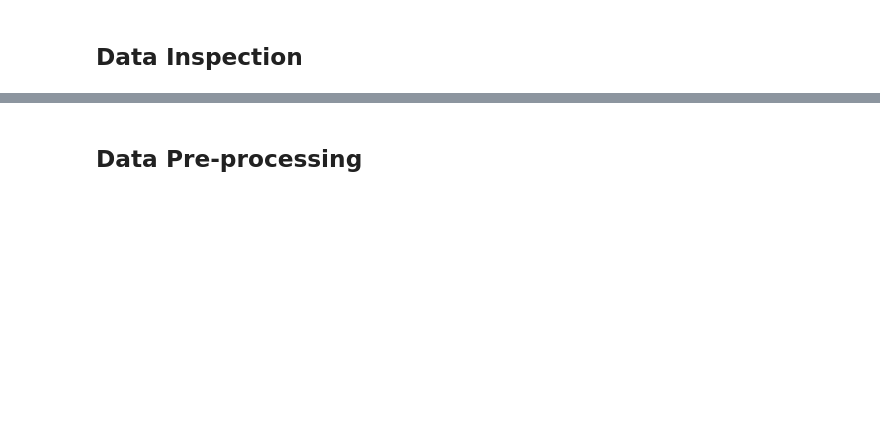
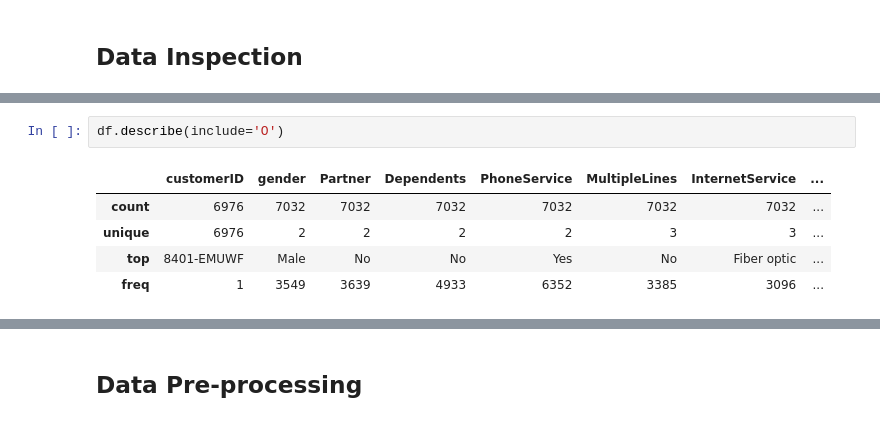
Before and after one commit to mohamedFabdrabo/Customer-Churn-Prediction, a Jupyter notebook: Classification_Mini-Project.ipynb, the cells around one changed output, grey strips where cells are left out. Drawn from its saved outputs; the diff is of its cells as text; blank space fills up the shorter version.

```diff
--- a/Classification_Mini-Project.ipynb
+++ b/Classification_Mini-Project.ipynb
@@ -75,0 +103,8 @@ df.head()
+# %%
+df.describe(include='O')
+# %% [output]
+|  | customerID | gender | Partner | Dependents | PhoneService | MultipleLines | InternetService | ... |
+| count | 6976 | 7032 | 7032 | 7032 | 7032 | 7032 | 7032 | ... |
+| unique | 6976 | 2 | 2 | 2 | 2 | 3 | 3 | ... |
+| top | 8401-EMUWF | Male | No | No | Yes | No | Fiber optic | ... |
+| freq | 1 | 3549 | 3639 | 4933 | 6352 | 3385 | 3096 | ... |
```
Also changed, not shown: parts of 27 cells of this notebook.
